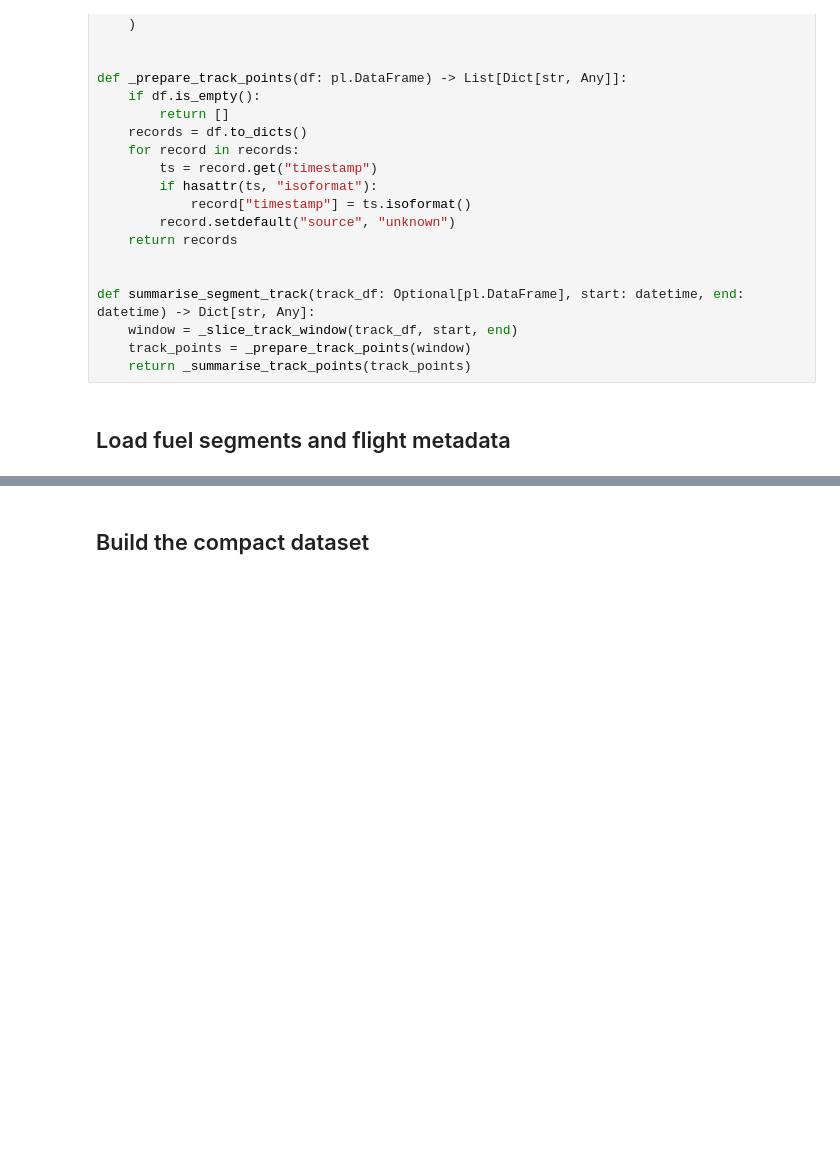
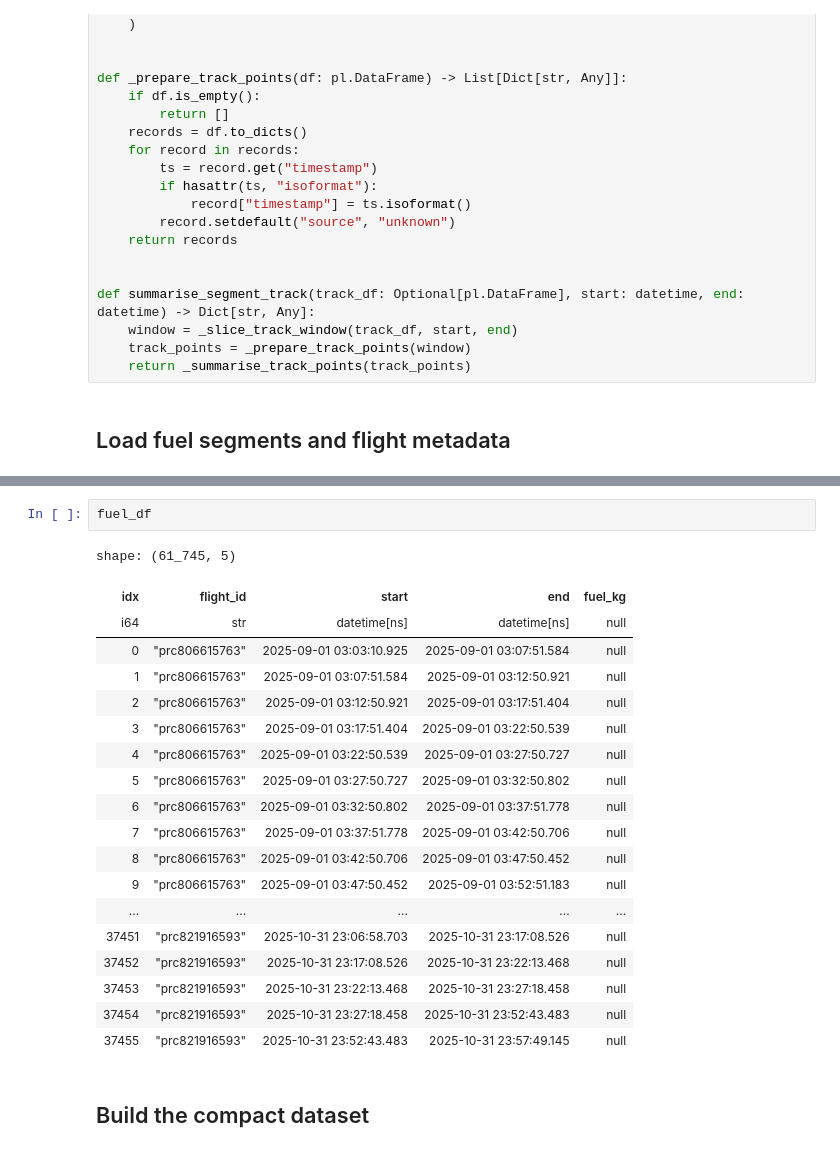
Before and after one commit to rayanehmi/prc2025dspy, a Jupyter notebook: src/preprocess_v2.ipynb, the cells around one changed output, grey strips where cells are left out. Cells and saved outputs as stored; diff of their text form; blank space fills up the shorter version.

```diff
--- a/src/preprocess_v2.ipynb
+++ b/src/preprocess_v2.ipynb
@@ -417,3 +417,25 @@ shape: (5, 9)
+# %%
+fuel_df
+# %% [output]
+shape: (61_745, 5)
+| idx | flight_id | start | end | fuel_kg |
+| i64 | str | datetime[ns] | datetime[ns] | null |
+| 0 | "prc806615763" | 2025-09-01 03:03:10.925 | 2025-09-01 03:07:51.584 | null |
+| 1 | "prc806615763" | 2025-09-01 03:07:51.584 | 2025-09-01 03:12:50.921 | null |
+| 2 | "prc806615763" | 2025-09-01 03:12:50.921 | 2025-09-01 03:17:51.404 | null |
+| 3 | "prc806615763" | 2025-09-01 03:17:51.404 | 2025-09-01 03:22:50.539 | null |
+| 4 | "prc806615763" | 2025-09-01 03:22:50.539 | 2025-09-01 03:27:50.727 | null |
+| 5 | "prc806615763" | 2025-09-01 03:27:50.727 | 2025-09-01 03:32:50.802 | null |
+| 6 | "prc806615763" | 2025-09-01 03:32:50.802 | 2025-09-01 03:37:51.778 | null |
+| 7 | "prc806615763" | 2025-09-01 03:37:51.778 | 2025-09-01 03:42:50.706 | null |
+| 8 | "prc806615763" | 2025-09-01 03:42:50.706 | 2025-09-01 03:47:50.452 | null |
+| 9 | "prc806615763" | 2025-09-01 03:47:50.452 | 2025-09-01 03:52:51.183 | null |
+| ... | ... | ... | ... | ... |
+| 37451 | "prc821916593" | 2025-10-31 23:06:58.703 | 2025-10-31 23:17:08.526 | null |
+| 37452 | "prc821916593" | 2025-10-31 23:17:08.526 | 2025-10-31 23:22:13.468 | null |
+| 37453 | "prc821916593" | 2025-10-31 23:22:13.468 | 2025-10-31 23:27:18.458 | null |
+| 37454 | "prc821916593" | 2025-10-31 23:27:18.458 | 2025-10-31 23:52:43.483 | null |
+| 37455 | "prc821916593" | 2025-10-31 23:52:43.483 | 2025-10-31 23:57:49.145 | null |
 # %% [markdown]
 ## Build the compact dataset
 # %%
```
Also changed, not shown: parts of 4 cells of this notebook, 6 other files.
